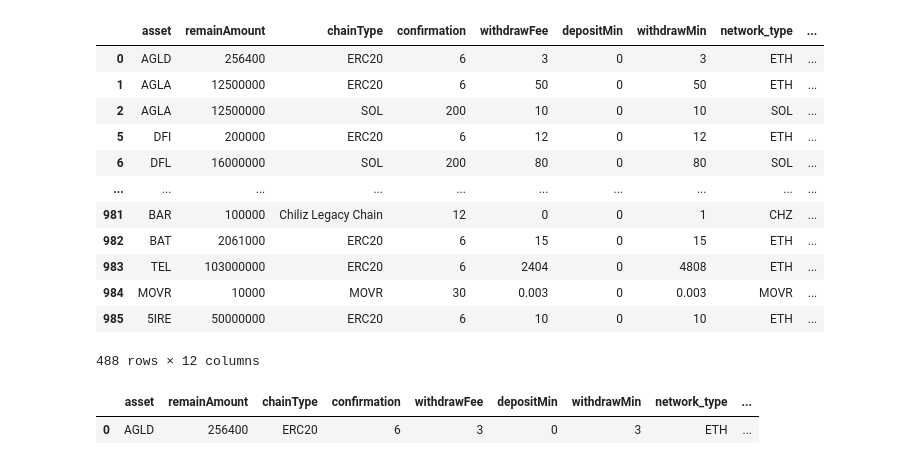
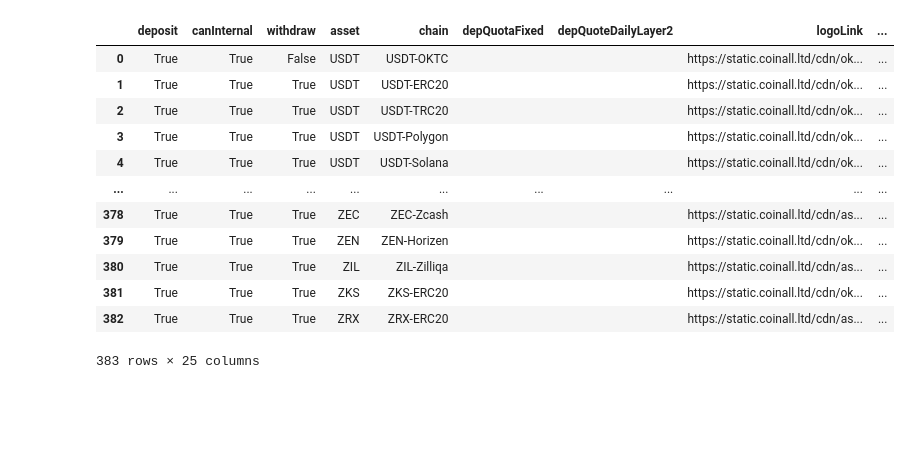
Before and after one commit to charlie115/act, a Jupyter notebook: exchange_plugin/test_plugins.ipynb, the cells around one changed output. Saved outputs shown, nothing was run; the diff lists cells and outputs as text; code cells hidden in the pictures; blank space fills up the shorter version.

```diff
--- a/exchange_plugin/test_plugins.ipynb
+++ b/exchange_plugin/test_plugins.ipynb
@@ -242,22 +169,18 @@ fetched_bybit_wallet_status_df
-# %%
-bybit_wallet_status_df = exchange_adaptor.wallet_status()
-bybit_wallet_status_df.drop_duplicates()
-# %% [output]
-|  | asset | remainAmount | chainType | confirmation | withdrawFee | depositMin | withdrawMin | network_type | ... |
-| 0 | AGLD | 256400 | ERC20 | 6 | 3 | 0 | 3 | ETH | ... |
-| 1 | AGLA | 12500000 | ERC20 | 6 | 50 | 0 | 50 | ETH | ... |
-| 2 | AGLA | 12500000 | SOL | 200 | 10 | 0 | 10 | SOL | ... |
-| 5 | DFI | 200000 | ERC20 | 6 | 12 | 0 | 12 | ETH | ... |
-| 6 | DFL | 16000000 | SOL | 200 | 80 | 0 | 80 | SOL | ... |
-| ... | ... | ... | ... | ... | ... | ... | ... | ... | ... |
-| 981 | BAR | 100000 | Chiliz Legacy Chain | 12 | 0 | 0 | 1 | CHZ | ... |
-| 982 | BAT | 2061000 | ERC20 | 6 | 15 | 0 | 15 | ETH | ... |
-| 983 | TEL | 103000000 | ERC20 | 6 | 2404 | 0 | 4808 | ETH | ... |
-| 984 | MOVR | 10000 | MOVR | 30 | 0.003 | 0 | 0.003 | MOVR | ... |
-| 985 | 5IRE | 50000000 | ERC20 | 6 | 10 | 0 | 10 | ETH | ... |
-488 rows × 12 columns
-# %%
-bybit_wallet_status_df[(bybit_wallet_status_df['asset']=='AGLD')&(bybit_wallet_status_df['chainType']=='ERC20')]
-# %% [output]
-|  | asset | remainAmount | chainType | confirmation | withdrawFee | depositMin | withdrawMin | network_type | ... |
-| 0 | AGLD | 256400 | ERC20 | 6 | 3 | 0 | 3 | ETH | ... |
+# %%
+wallet_status = okx_adaptor.wallet_status()
+# %%
+wallet_status
+# %% [output]
+|  | deposit | canInternal | withdraw | asset | chain | depQuotaFixed | depQuoteDailyLayer2 | logoLink | ... |
+| 0 | True | True | False | USDT | USDT-OKTC |  |  | https://static.coinall.ltd/cdn/ok... | ... |
+| 1 | True | True | True | USDT | USDT-ERC20 |  |  | https://static.coinall.ltd/cdn/ok... | ... |
+| 2 | True | True | True | USDT | USDT-TRC20 |  |  | https://static.coinall.ltd/cdn/ok... | ... |
+| 3 | True | True | True | USDT | USDT-Polygon |  |  | https://static.coinall.ltd/cdn/ok... | ... |
+| 4 | True | True | True | USDT | USDT-Solana |  |  | https://static.coinall.ltd/cdn/ok... | ... |
+| ... | ... | ... | ... | ... | ... | ... | ... | ... | ... |
+| 378 | True | True | True | ZEC | ZEC-Zcash |  |  | https://static.coinall.ltd/cdn/as... | ... |
+| 379 | True | True | True | ZEN | ZEN-Horizen |  |  | https://static.coinall.ltd/cdn/ok... | ... |
+| 380 | True | True | True | ZIL | ZIL-Zilliqa |  |  | https://static.coinall.ltd/cdn/as... | ... |
+| 381 | True | True | True | ZKS | ZKS-ERC20 |  |  | https://static.coinall.ltd/cdn/ok... | ... |
+| 382 | True | True | True | ZRX | ZRX-ERC20 |  |  | https://static.coinall.ltd/cdn/as... | ... |
+383 rows × 25 columns
```
Also changed, not shown: parts of 6 cells of this notebook, 5 other files.
